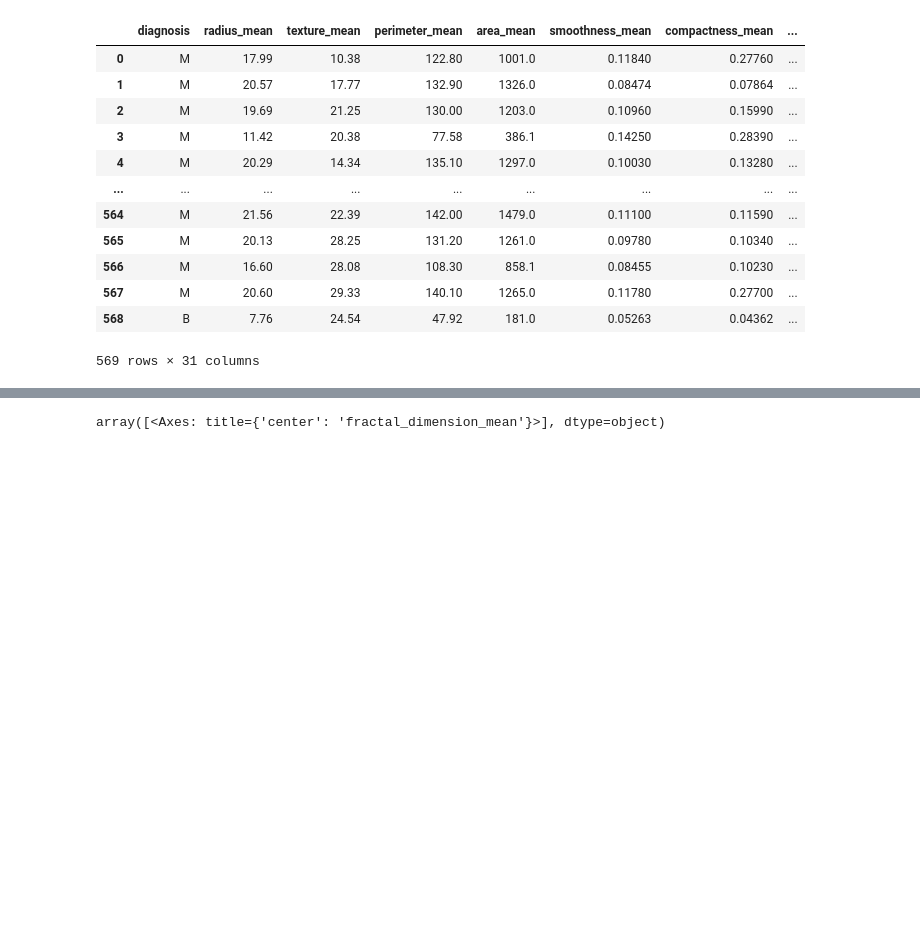
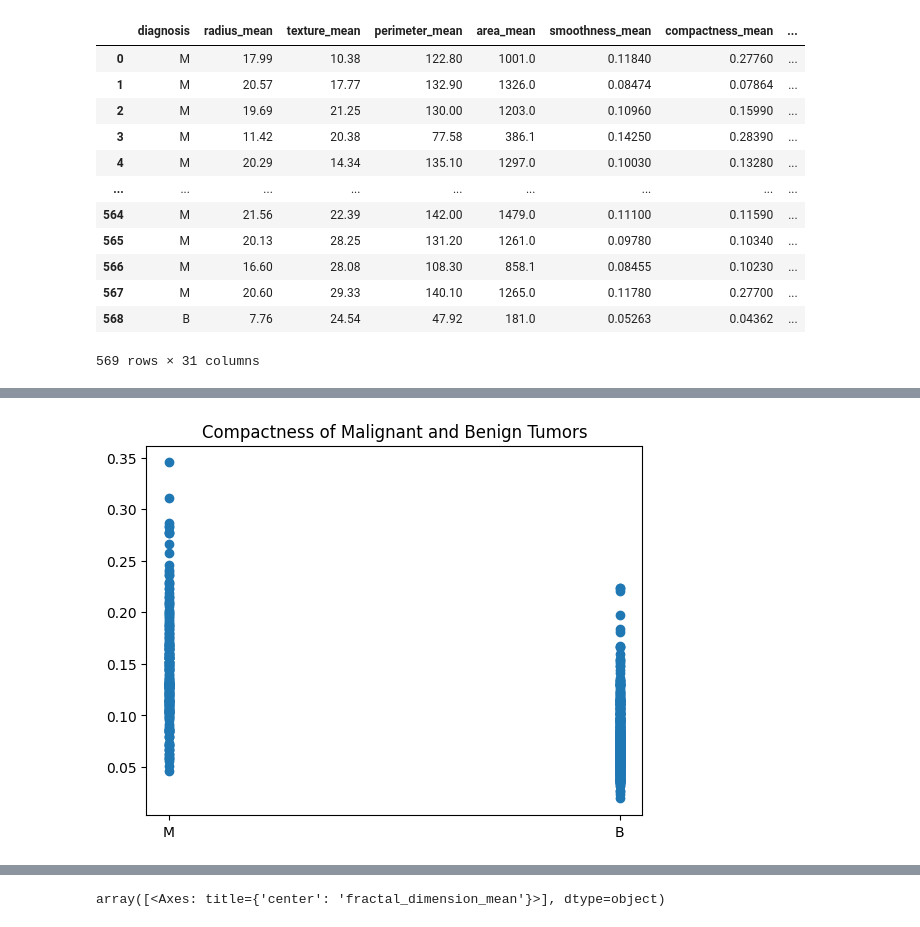
Before and after one commit to PratLyZol/potterProject, a Jupyter notebook: analysis.ipynb, the cells around one changed output, grey strips where cells are left out. Saved outputs shown, nothing was run; the diff lists cells and outputs as text; code cells hidden in the pictures; blank space fills up the shorter version.

```diff
--- a/analysis.ipynb
+++ b/analysis.ipynb
@@ -103,0 +149,8 @@ No artists with labels found to put in legend.  Note that artists whose label st
+# %%
+import seaborn as sns
+# plotting diagnosis vs feature
+plt.scatter(cancer['diagnosis'], cancer['compactness_mean'])
+plt.title("Compactness of Malignant and Benign Tumors")
+plt.show()
+# %% [output]
+[figure, added]
```
Also changed, not shown: parts of 8 cells of this notebook.
